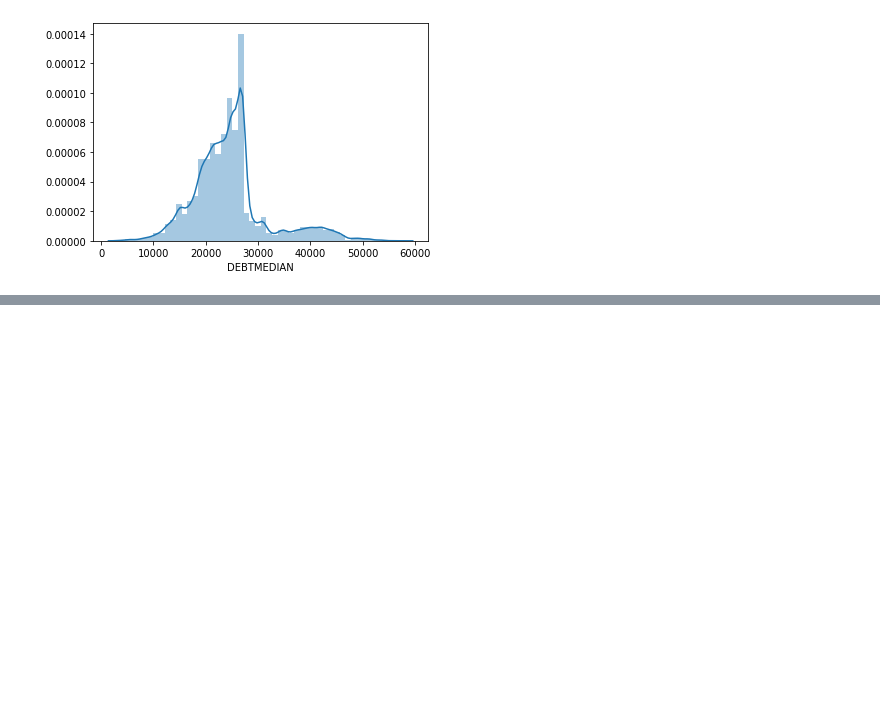
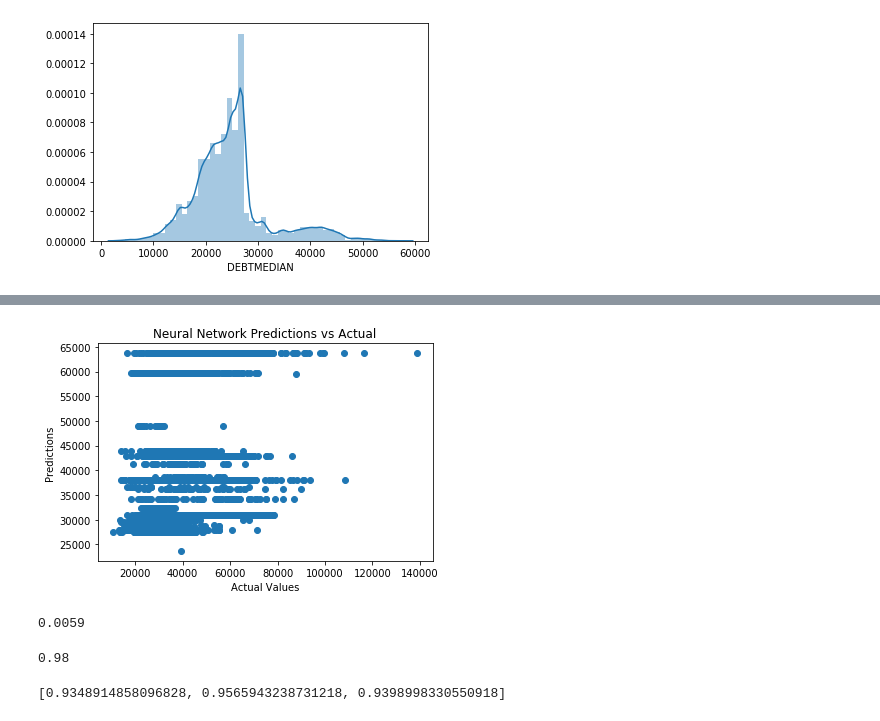
Before and after one commit to YJDave/cs418-s20-cs418_spring20_mighty_python, a Jupyter notebook: sean-eda.ipynb, the cells around one changed output, grey strips where cells are left out. Cells and saved outputs as stored; diff of their text form; code cells hidden in the pictures; blank space fills up the shorter version.

```diff
--- a/sean-eda.ipynb
+++ b/sean-eda.ipynb
@@ -146,0 +218,6 @@ https://datastudio.google.com/open/1g6G-O8LygSsjNdDV32BJNbLDH6IjJqIA
+# %%
+from sklearn.neural_network import MLPClassifier
+clf = MLPClassifier(solver='lbfgs', alpha=1e-5,
+                    hidden_layer_sizes=(10, 5), random_state=1)
+
+clf.fit(X_train, y_train.values.ravel())
@@ -146,0 +238,43 @@ https://datastudio.google.com/open/1g6G-O8LygSsjNdDV32BJNbLDH6IjJqIA
+# %%
+predictions = clf.predict(X_test)
+
+plt.title("Neural Network Predictions vs Actual")
+plt.scatter(y_test, predictions)
+plt.xlabel("Actual Values")
+plt.ylabel("Predictions")
+plt.show()
+# %% [output]
+[figure, added]
+# %%
+import sklearn as sk
+from sklearn.neural_network import MLPClassifier
+
+NN = MLPClassifier(solver='lbfgs', alpha=1e-5, hidden_layer_sizes=(5, 2), random_state=1)
+NN.fit(X_train, y_train)
+NN.predict(X_test)
+round(NN.score(X,y), 4)
+# %% [output]
+0.0059
+# %%
+from sklearn import datasets, svm
+X_digits, y_digits = datasets.load_digits(return_X_y=True)
+svc = svm.SVC(C=1, kernel='linear')
+svc.fit(X_digits[:-100], y_digits[:-100]).score(X_digits[-100:], y_digits[-100:])
+# %% [output]
+0.98
+# %%
+X_folds = np.array_split(X_digits, 3)
+y_folds = np.array_split(y_digits, 3)
+scores = list()
+for k in range(3):
+    # We use 'list' to copy, in order to 'pop' later on
+    X_train = list(X_folds)
+    X_test = X_train.pop(k)
+    X_train = np.concatenate(X_train)
+    y_train = list(y_folds)
+    y_test = y_train.pop(k)
+    y_train = np.concatenate(y_train)
+    scores.append(svc.fit(X_train, y_train).score(X_test, y_test))
+print(scores)
+# %% [output]
+[0.9348914858096828, 0.9565943238731218, 0.9398998330550918]
```
Also changed, not shown: parts of 14 cells of this notebook, 3 other files.
